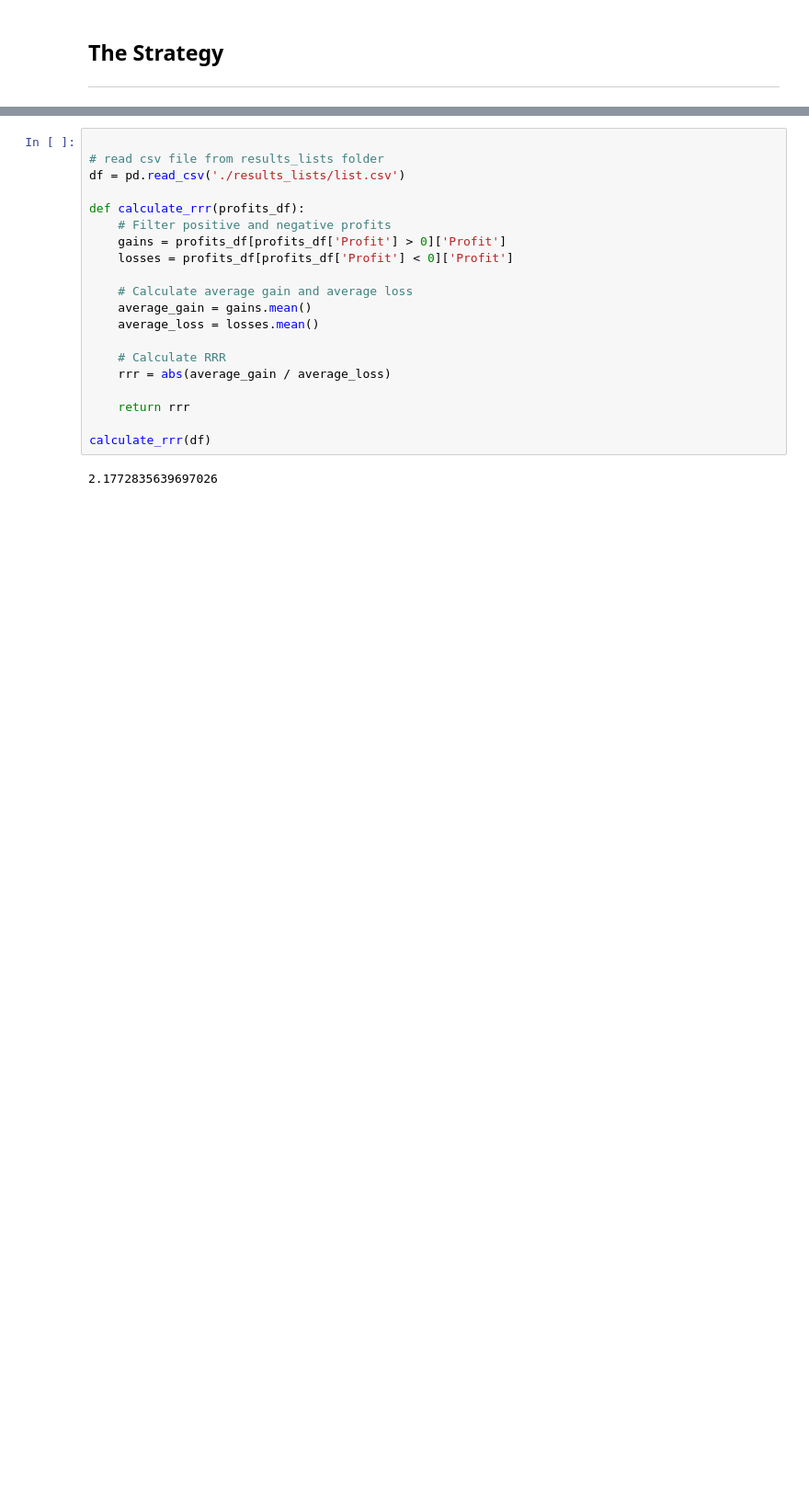
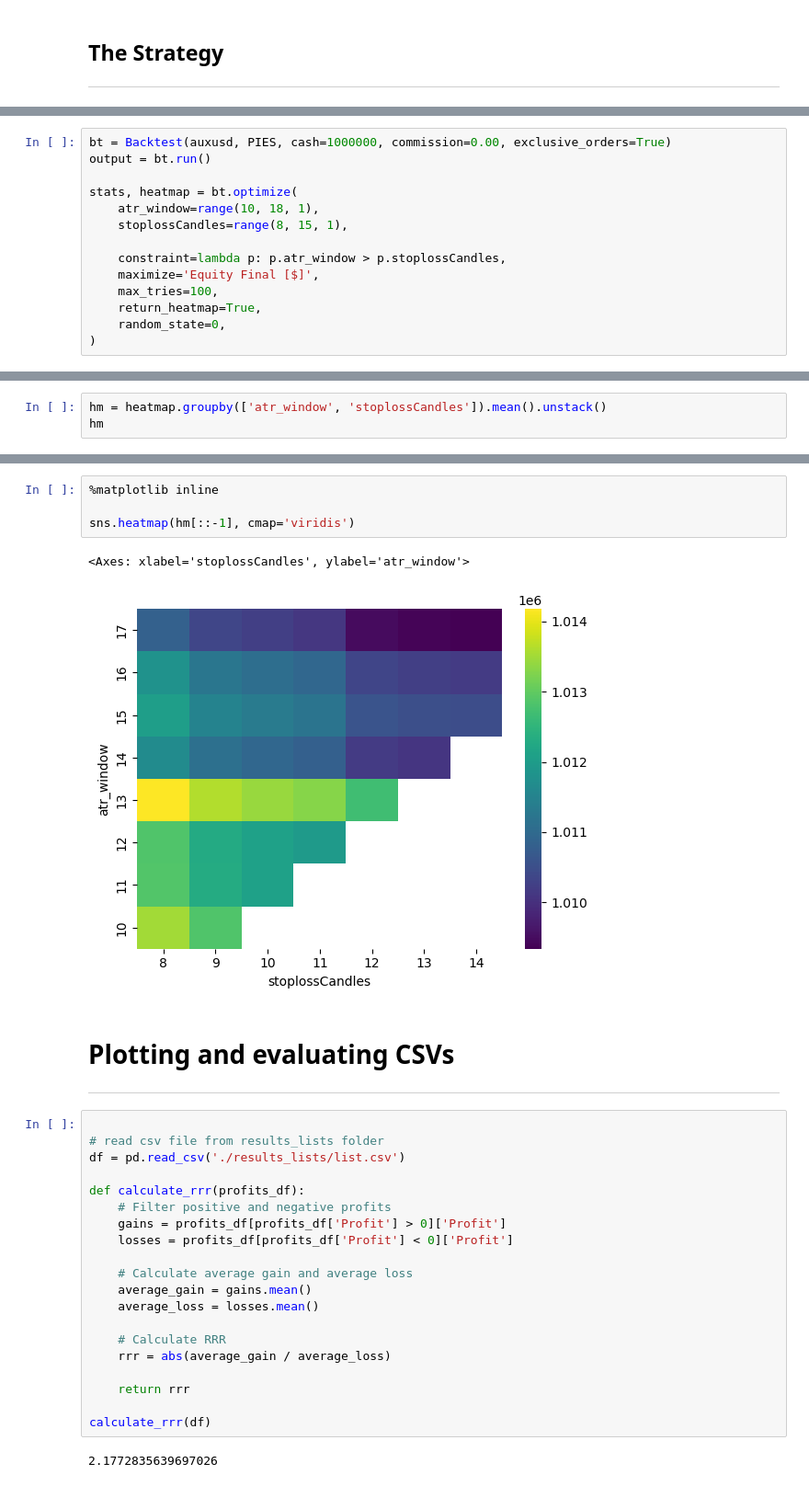
Before and after one commit to d3nnis2001/PIES, a Jupyter notebook: algo.ipynb, the cells around one changed output, grey strips where cells are left out. Shown: that part at 92% size. Cells and saved outputs as stored; diff of their text form; blank space fills up the shorter version.

```diff
--- a/algo.ipynb
+++ b/algo.ipynb
@@ -338,0 +328,14 @@ GridPlot(id='p1916', ...)
+# %%
+bt = Backtest(auxusd, PIES, cash=1000000, commission=0.00, exclusive_orders=True)
+output = bt.run()
+
+stats, heatmap = bt.optimize(
+    atr_window=range(10, 18, 1),
+    stoplossCandles=range(8, 15, 1),
+
+    constraint=lambda p: p.atr_window > p.stoplossCandles,
+    maximize='Equity Final [$]',
+    max_tries=100,
+    return_heatmap=True,
+    random_state=0,
+)
@@ -338,0 +344,3 @@ GridPlot(id='p1916', ...)
+# %%
+hm = heatmap.groupby(['atr_window', 'stoplossCandles']).mean().unstack()
+hm
@@ -339,3 +358,13 @@ GridPlot(id='p1916', ...)
+# %%
+%matplotlib inline
+
+sns.heatmap(hm[::-1], cmap='viridis')
+# %% [output]
+<Axes: xlabel='stoplossCandles', ylabel='atr_window'>
+[figure, added]
+# %% [markdown]
+# Plotting and evaluating CSVs
+---
 # %%
 
 # read csv file from results_lists folder
```
Also changed, not shown: parts of 12 cells of this notebook, 1 other file.
